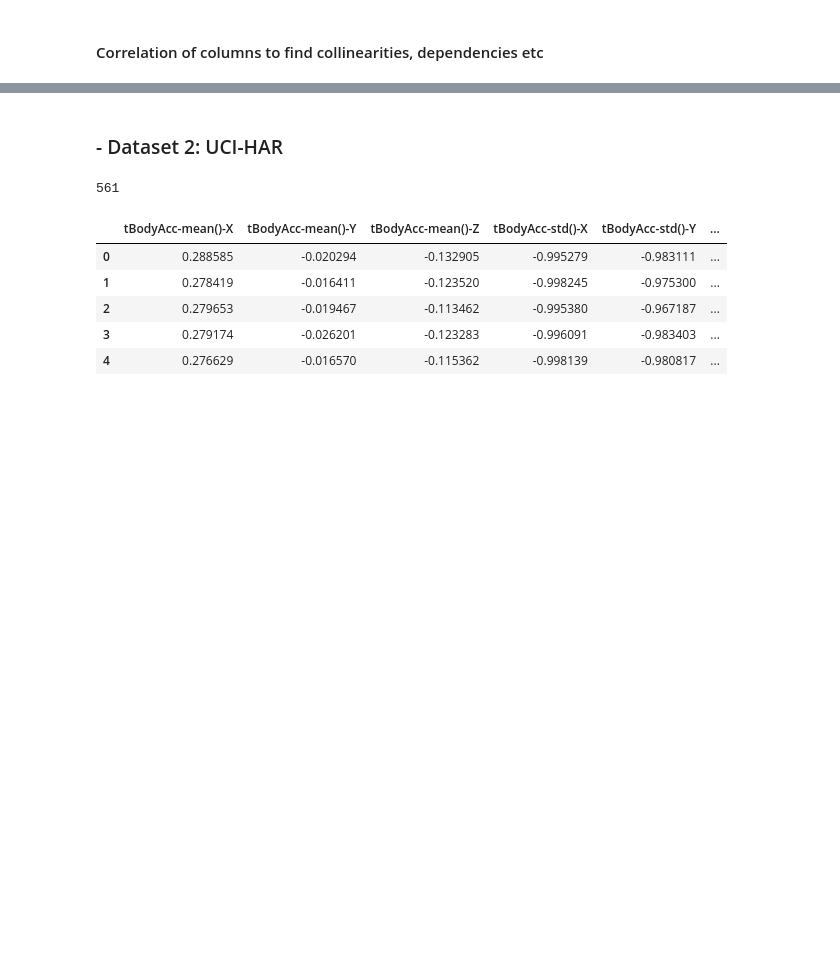
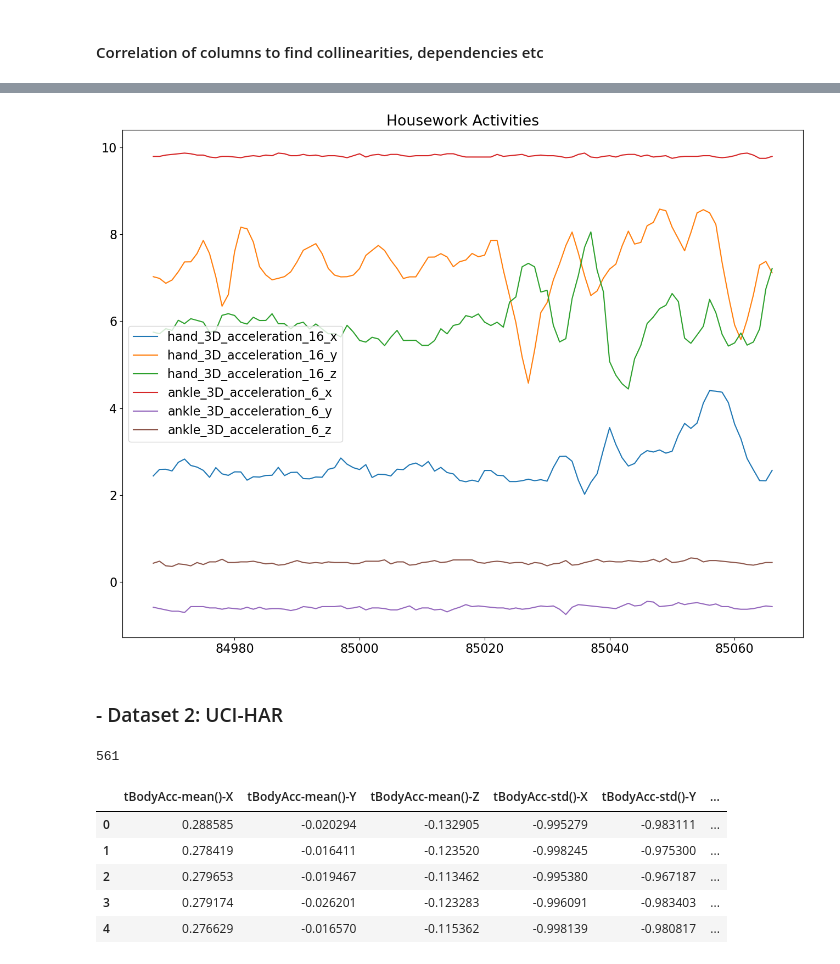
Before and after one commit to dimtsiamouras/measuring_bias_thesis, a Jupyter notebook: Exploratory Data Analysis.ipynb, the cells around one changed output, grey strips where cells are left out. Drawn from its saved outputs; the diff is of its cells as text; code cells hidden in the pictures; blank space fills up the shorter version.

```diff
--- a/Exploratory Data Analysis.ipynb
+++ b/Exploratory Data Analysis.ipynb
@@ -578,3 +631,7 @@ hand_temperature and chest_temperature: 0.7575141282482154
+# %%
+plot_activity(3, data)
+# %% [output]
+[figure, added]
 # %% [markdown]
 ### - Dataset 2: UCI-HAR
 # %%
```
Also changed, not shown: parts of 13 cells of this notebook.
